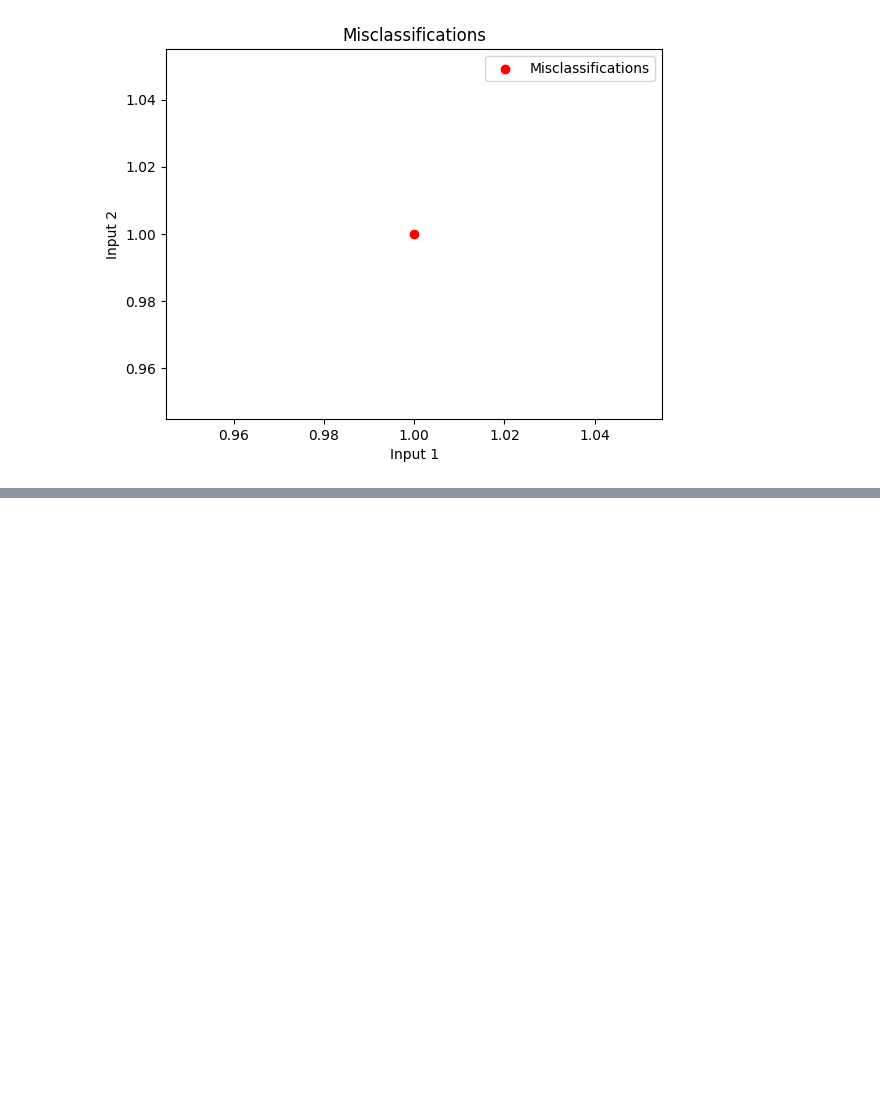
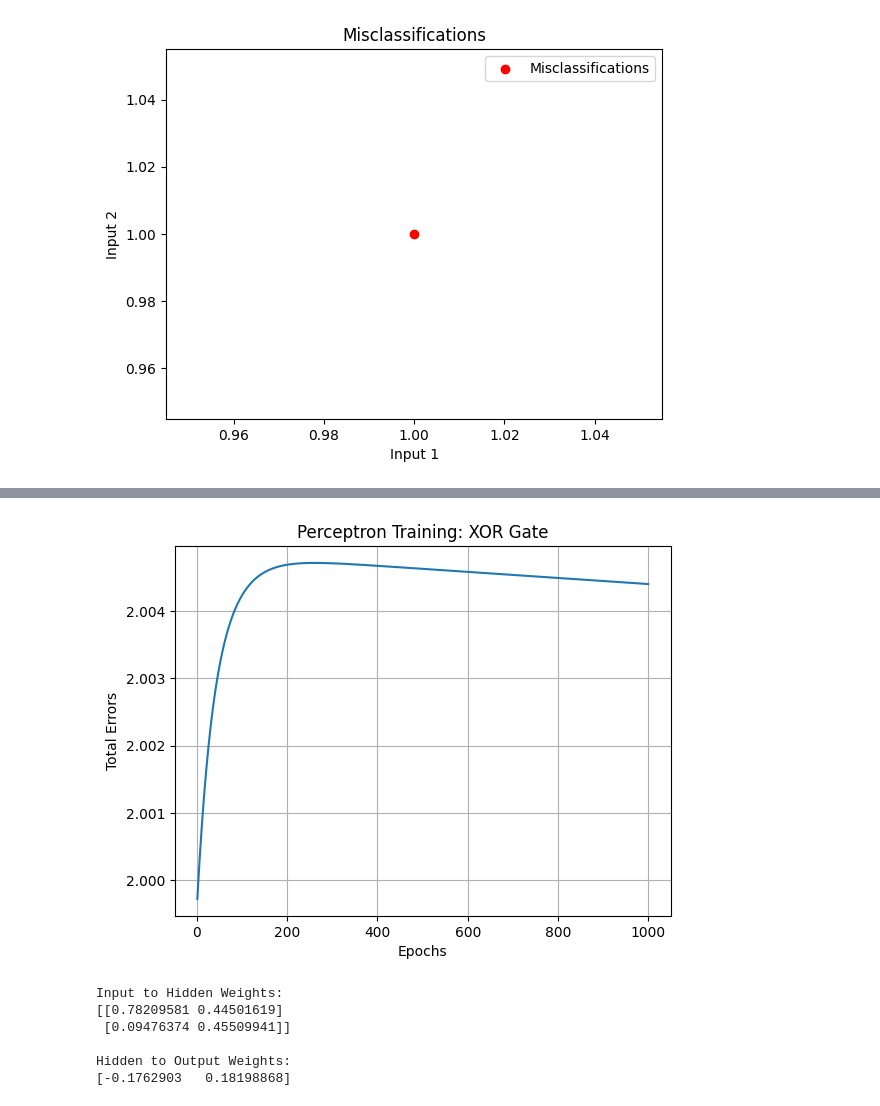
Before and after one commit to Guhan2348519/dl-lab-tasks, a Jupyter notebook: 2348519_DL_Lab1a.ipynb, the cells around one changed output, grey strips where cells are left out. Saved outputs shown, nothing was run; the diff lists cells and outputs as text; code cells hidden in the pictures; blank space fills up the shorter version.

```diff
--- a/2348519_DL_Lab1a.ipynb
+++ b/2348519_DL_Lab1a.ipynb
@@ -530,0 +503,79 @@ Final Weights: [1.1, 1.3]
+# %%
+
+import matplotlib.pyplot as plt
+
+def activation(x):
+    return 1 / (1 + np.exp(-x))
+
+def derivative_activation(x):
+    return x * (1 - x)
+
+def perceptron_xor(inputs, outputs, learning_rate=0.1, epochs=1000):
+    # Initialize random weights for input layer -> hidden layer
+    input_hidden_weights = np.random.rand(inputs.shape[1], 2)
+
+    # Initialize random weights for hidden layer -> output layer
+    hidden_output_weights = np.random.rand(2)
+
+    errors = []
+
+    for epoch in range(epochs):
+        total_error = 0
+
+        for i in range(inputs.shape[0]):
+            # Forward pass
+            input_layer = inputs[i]
+            hidden_layer_input = np.dot(input_layer, input_hidden_weights)
+            hidden_layer_output = activation(hidden_layer_input)
+            output_layer_input = np.dot(hidden_layer_output, hidden_output_weights)
+            predicted_output = activation(output_layer_input)
+
+            # Calculate error
+            error = outputs[i] - predicted_output
+            total_error += abs(error)
+
+            # Backpropagation
+            output_delta = error * derivative_activation(predicted_output)
+            hidden_error = np.dot(hidden_output_weights, output_delta)
+            hidden_delta = hidden_error * derivative_activation(hidden_layer_output)
+
+            # Update weights
+            hidden_output_weights += learning_rate * hidden_layer_output * output_delta
+            input_hidden_weights += learning_rate * np.outer(input_layer, hidden_delta)
+
+        errors.append(total_error)
+
+        if total_error == 0:
+            print("Converged at epoch", epoch + 1)
+            break
+
+    return input_hidden_weights, hidden_output_weights, errors
+
+# Input data for XOR gate
+inputs = np.array([[0, 0], [0, 1], [1, 0], [1, 1]])
+outputs = np.array([0, 1, 1, 0])  # Desired XOR gate outputs
+
+# Train perceptron for XOR gate
+input_hidden_weights, hidden_output_weights, error_history = perceptron_xor(inputs, outputs)
+
+# Plotting the error history
+plt.plot(range(1, len(error_history) + 1), error_history)
+plt.xlabel('Epochs')
+plt.ylabel('Total Errors')
+plt.title('Perceptron Training: XOR Gate')
+plt.grid(True)
+plt.show()
+
+# Displaying the final weights
+print("Input to Hidden Weights:")
+print(input_hidden_weights)
+print("\nHidden to Output Weights:")
+print(hidden_output_weights)
+# %% [output]
+[figure, added]
+Input to Hidden Weights:
+[[0.78209581 0.44501619]
+ [0.09476374 0.45509941]]
+
+Hidden to Output Weights:
+[-0.1762903   0.18198868]
```
Also changed, not shown: parts of 8 cells of this notebook.
